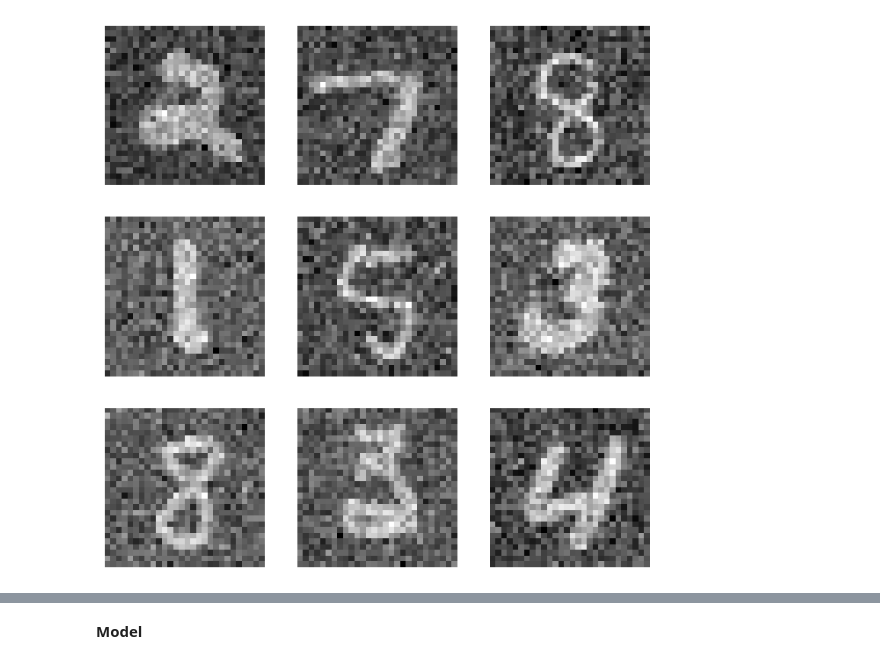
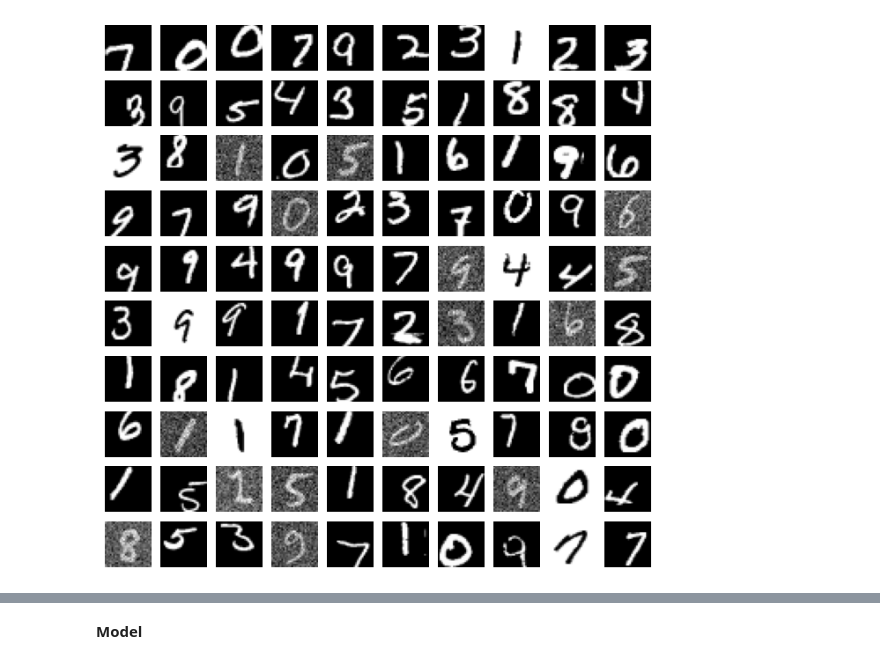
Before and after one commit to milad-deriv/Independent_Causal_Mechanisms, a Jupyter notebook: LICM.ipynb, the cells around one changed output, grey strips where cells are left out. Saved outputs shown, nothing was run; the diff lists cells and outputs as text; code cells hidden in the pictures.

```diff
--- a/LICM.ipynb
+++ b/LICM.ipynb
@@ -130,0 +93,14 @@ data_train_noise = DataLoader(dataset_train_noise, batch_size=batch_size, shuffl
+# %%
+class MyDataset(Dataset):
+    def __init__(self, subset, transform=None):
+        self.subset = subset
+        self.transform = transform
+
+    def __getitem__(self, index):
+        x, y = self.subset[index]
+        if self.transform:
+            x = self.transform(x)
+        return x, y
+
+    def __len__(self):
+        return len(self.subset)
@@ -131,13 +179,13 @@ data_train_noise = DataLoader(dataset_train_noise, batch_size=batch_size, shuffl
 # %%
-# Show Sample Data from Noise Added Dataset
+# Show Sample Data From Transformed Dataset
 figure = plt.figure(figsize=(8, 8))
-cols, rows = 3, 3
+cols, rows = 10, 10
 for i in range(1, cols * rows + 1):
-    sample_idx = torch.randint(len(dataset_train_noise), size=(1,)).item()
-    img, label = dataset_train_noise[sample_idx]
+    sample_idx = torch.randint(len(dataset_train_transformed), size=(1,)).item()
+    img, label = dataset_train_transformed[sample_idx]
     figure.add_subplot(rows, cols, i)
     plt.axis("off")
     plt.imshow(img.squeeze(), cmap="gray")
 plt.show()
 # %% [output]
-[figure, old version]
+[figure, new version]
```
Also changed, not shown: parts of 23 cells of this notebook.
